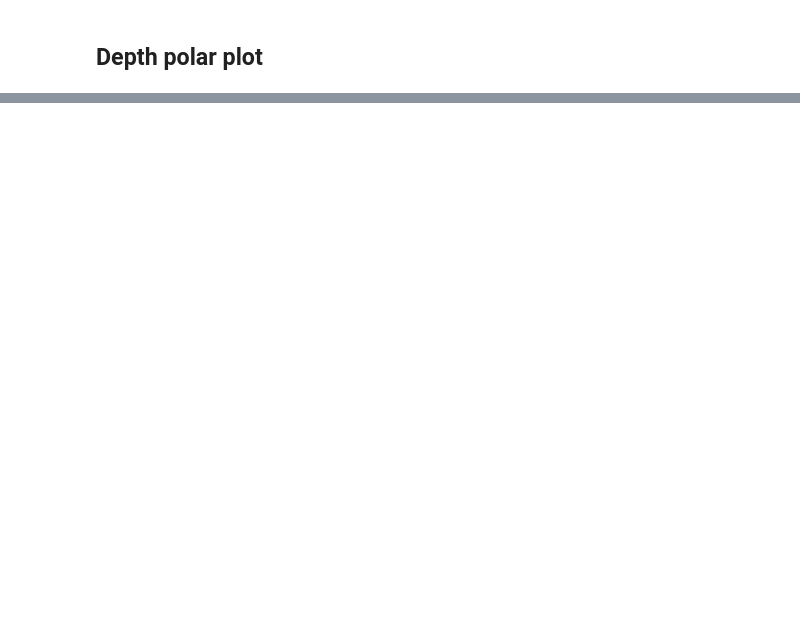
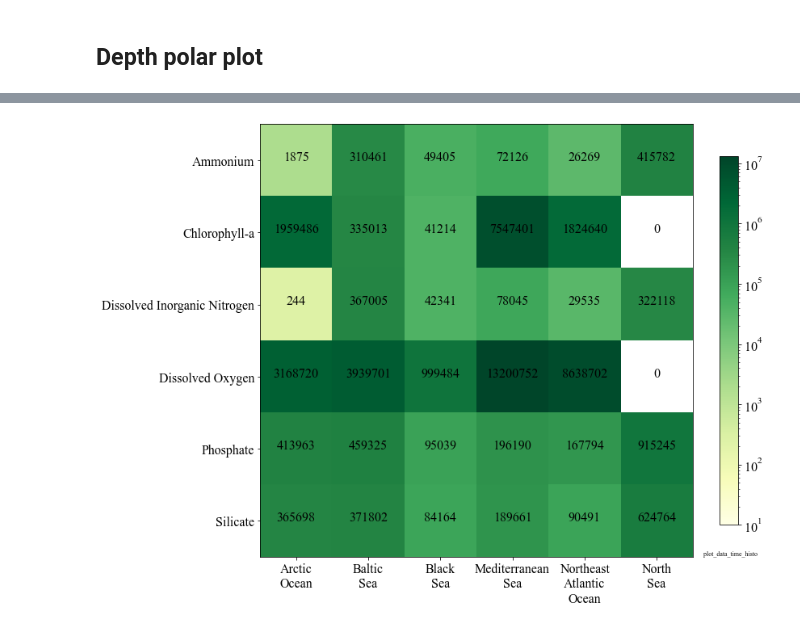
Before and after one commit to gher-uliege/EMODnet-Chemistry, a Jupyter notebook: python/plot_data_time_histo.ipynb, the cells around one changed output, grey strips where cells are left out. Saved outputs shown, nothing was run; the diff lists cells and outputs as text; code cells hidden in the pictures; blank space fills up the shorter version.

Commit message:
time series plot

```diff
--- a/python/plot_data_time_histo.ipynb
+++ b/python/plot_data_time_histo.ipynb
@@ -100,8 +104,2 @@ months = np.array(months)
-# %%
-import matplotlib as mpl
-mpl.rcParams['figure.dpi'] = 300
-mpl.rcParams['savefig.bbox'] = 'tight'
 # %%
 plot_month_depth_ndata(obsdepth, months, os.path.join(figdir, "month_depth_histo_{}".format(varname)))
-# %%
-mpl.rcParams.keys()
@@ -125,0 +108,14 @@ KeysView(RcParams({'_internal.classic_mode': False,
+# %%
+datacount = np.zeros((len(varlist), 6))
+for iivar, varname in enumerate(sorted(varlist)):
+    datafilelist = sorted(glob.glob(os.path.join(datadir, f"*{varname}*.nc")))
+
+
+    for iifile, datafile in enumerate(datafilelist):
+        regionkey = os.path.basename(datafile).split("_")[0]
+
+        with netCDF4.Dataset(datafile, "r") as nc:
+
+            npoints = len(nc.variables["obstime"][:])
+            datacount[iivar, iifile] = npoints
+            logger.info(f"{varname} | {regionkey} | {npoints}")
@@ -125,0 +140,23 @@ KeysView(RcParams({'_internal.classic_mode': False,
+# %%
+fig = plt.figure(figsize=(12, 12))
+ax = plt.subplot(111)
+im = ax.imshow(datacount, cmap=plt.cm.YlGn,
+               norm=colors.LogNorm(vmin=10., vmax=datacount.max()))
+
+# Add text labels
+MM, NN = datacount.shape
+for ii in range(0, MM):
+    for jj in range(0, NN):
+        ax.text(jj, ii, int(datacount[ii, jj]), ha="center")
+ax.set_xticklabels([" ", "Arctic\nOcean", "Baltic\nSea", "Black\nSea", "Mediterranean\nSea",
+                    "Northeast\nAtlantic\nOcean", "North\nSea"], fontsize=16)
+plt.colorbar(im, shrink=.7)
+varlistsorted = sorted(varlistfig)
+varlistsorted.insert(0, "")
+ax.set_yticklabels(varlistsorted, fontsize=16)
+ax.text(1.15, 0., 'plot_data_time_histo', horizontalalignment='right', verticalalignment='bottom',
+        transform = ax.transAxes, fontsize=8)
+# plt.savefig(os.path.join(figdir, "datacount"))
+plt.show()
+# %% [output]
+[figure, added]
```
Also changed, not shown: parts of 7 cells of this notebook, 1 other file.
